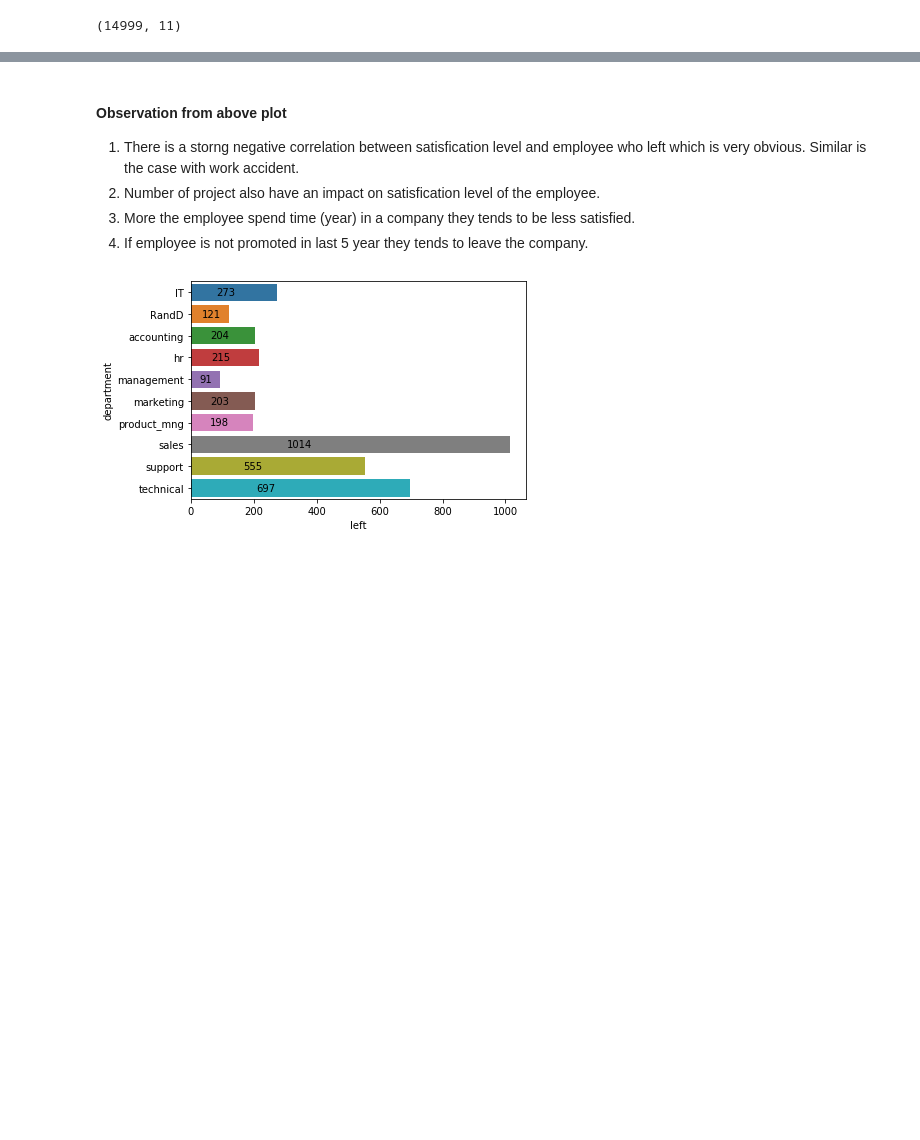
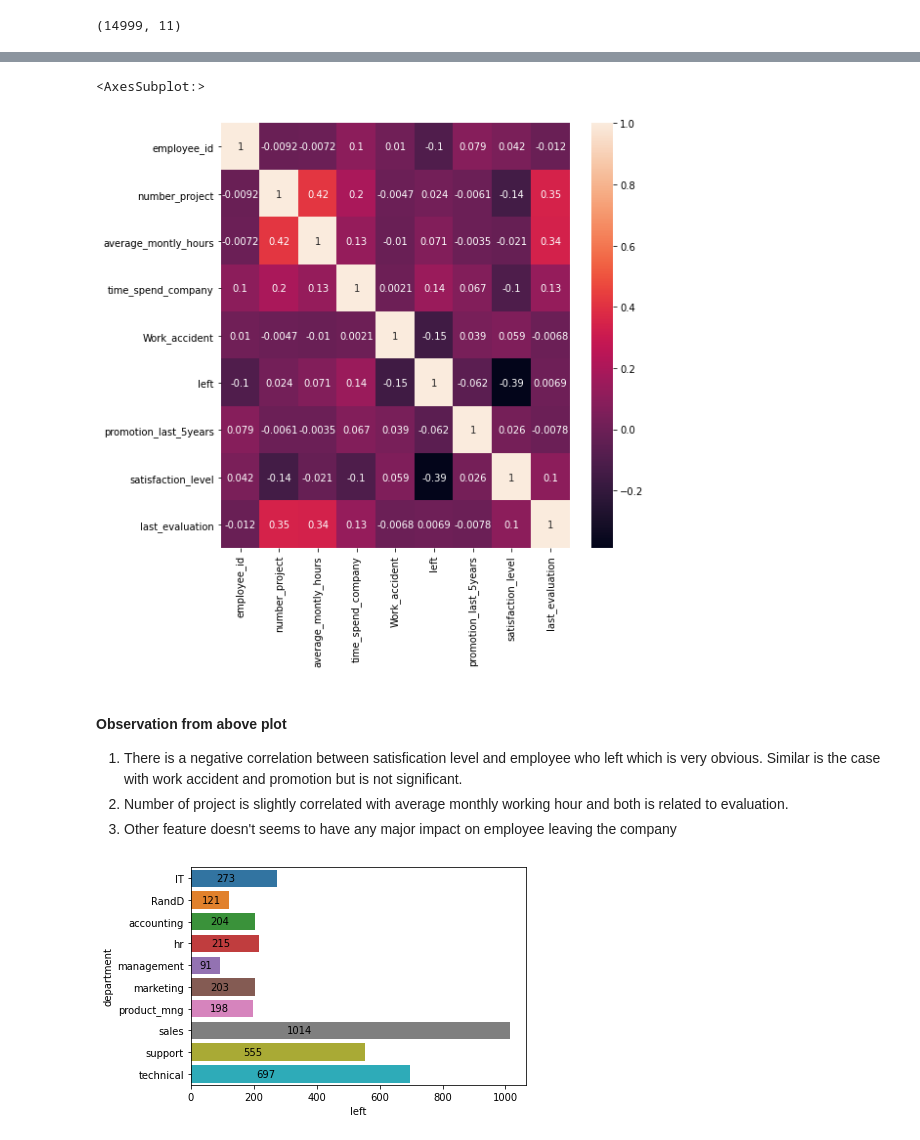
Before and after one commit to aj-amitjain/Data_Science, a Jupyter notebook: projects/employee_churning/employee_churning.ipynb, the cells around one changed output, grey strips where cells are left out. Drawn from its saved outputs; the diff is of its cells as text; code cells hidden in the pictures; blank space fills up the shorter version.

```diff
--- a/projects/employee_churning/employee_churning.ipynb
+++ b/projects/employee_churning/employee_churning.ipynb
@@ -155,8 +206,17 @@ No handles with labels found to put in legend.
+# %%
+## Creating the correlation matrix
+cor_mat = df.corr()
+# %%
+#corr_mat = df.drop(columns=list(categorical_variables.values))
+plt.figure(figsize=(8,8))
+sns.heatmap(cor_mat, annot=True)
+# %% [output]
+<AxesSubplot:>
+[figure, added]
 # %% [markdown]
 #### Observation from above plot
-1. There is a storng negative correlation between satisfication level and employee who left which is very obvious. Similar is the case with work accident.
-2. Number of project also have an impact on satisfication level of the employee.
-3. More the employee spend time (year) in a company they tends to be less satisfied.
-4. If employee is not promoted in last 5 year they tends to leave the company.
+1. There is a negative correlation between satisfication level and employee who left which is very obvious. Similar is the case with work accident and promotion but is not significant.
+2. Number of project is slightly correlated with average monthly working hour and both is related to evaluation.
+3. Other feature doesn't seems to have any major impact on employee leaving the company
 # %%
 ## Department-wise, count of employees who left
```
Also changed, not shown: parts of 48 cells of this notebook.
